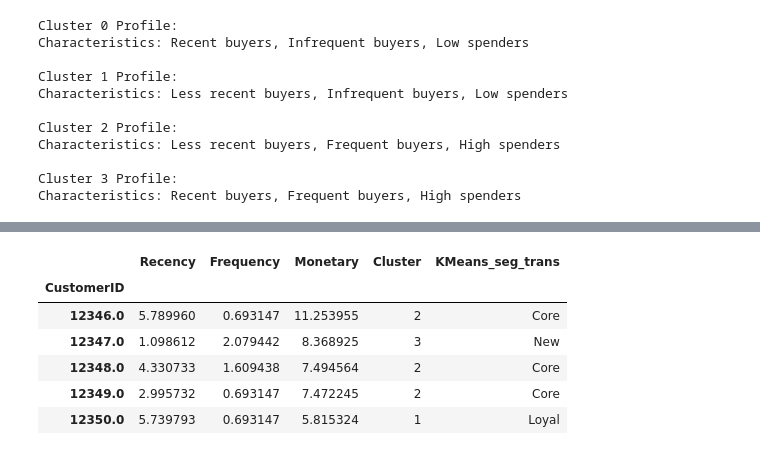
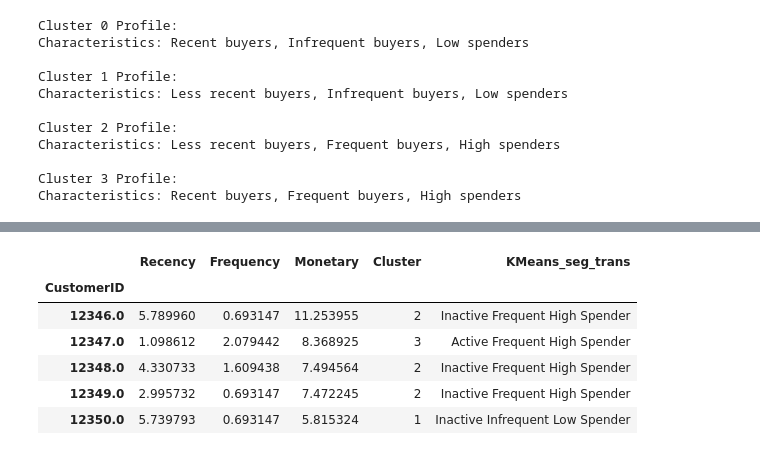
Before and after one commit to sunilbishnoi1/customerSegmentation, a Jupyter notebook: code.ipynb, the cells around one changed output, grey strips where cells are left out. Cells and saved outputs as stored; diff of their text form; code cells hidden in the pictures.

```diff
--- a/code.ipynb
+++ b/code.ipynb
@@ -78,7 +78,7 @@ dtype: int64
 since CustomerID are must for out segmentation in order to indentify the customers, so we have to remove the missing CustomerID rows.
 while missing Description is okay for us as we are not currently focusing on description based segmentation, so we will fill 'nan' there.
 # %%
-dfCleaned['Description'].fillna(inplace = True, value = 'nan')
+dfCleaned['Description'] = dfCleaned['Description'].fillna('nan')
 dfCleaned.dropna(subset = ['CustomerID'], inplace = True)
 dfCleaned.reset_index(inplace = True,drop = True)
 dfCleaned
@@ -700,20 +632,20 @@ plt.show()
 # %%
 rfm['Cluster'] = rfm['Cluster'].astype(str)
 km_map = {
-    r'0': 'Low priority',
-    r'1': 'Loyal',
-    r'3': 'New',
-    r'2': 'Core',
+    r'0': 'Recent Infrequent Low Spender',
+    r'1': 'Inactive Infrequent Low Spender',
+    r'2': 'Inactive Frequent High Spender',
+    r'3': 'Active Frequent High Spender',
 }
 
 rfm['KMeans_seg_trans'] = rfm['Cluster'].replace(km_map, regex=True)
 
 rfm.head()
 # %% [output]
 |  | Recency | Frequency | Monetary | Cluster | KMeans_seg_trans |
 | CustomerID |  |  |  |  |  |
-| 12346.0 | 5.789960 | 0.693147 | 11.253955 | 2 | Core |
-| 12347.0 | 1.098612 | 2.079442 | 8.368925 | 3 | New |
-| 12348.0 | 4.330733 | 1.609438 | 7.494564 | 2 | Core |
-| 12349.0 | 2.995732 | 0.693147 | 7.472245 | 2 | Core |
-| 12350.0 | 5.739793 | 0.693147 | 5.815324 | 1 | Loyal |
+| 12346.0 | 5.789960 | 0.693147 | 11.253955 | 2 | Inactive Frequent High Spender |
+| 12347.0 | 1.098612 | 2.079442 | 8.368925 | 3 | Active Frequent High Spender |
+| 12348.0 | 4.330733 | 1.609438 | 7.494564 | 2 | Inactive Frequent High Spender |
+| 12349.0 | 2.995732 | 0.693147 | 7.472245 | 2 | Inactive Frequent High Spender |
+| 12350.0 | 5.739793 | 0.693147 | 5.815324 | 1 | Inactive Infrequent Low Spender |
```
Also changed, not shown: parts of 18 cells of this notebook.
